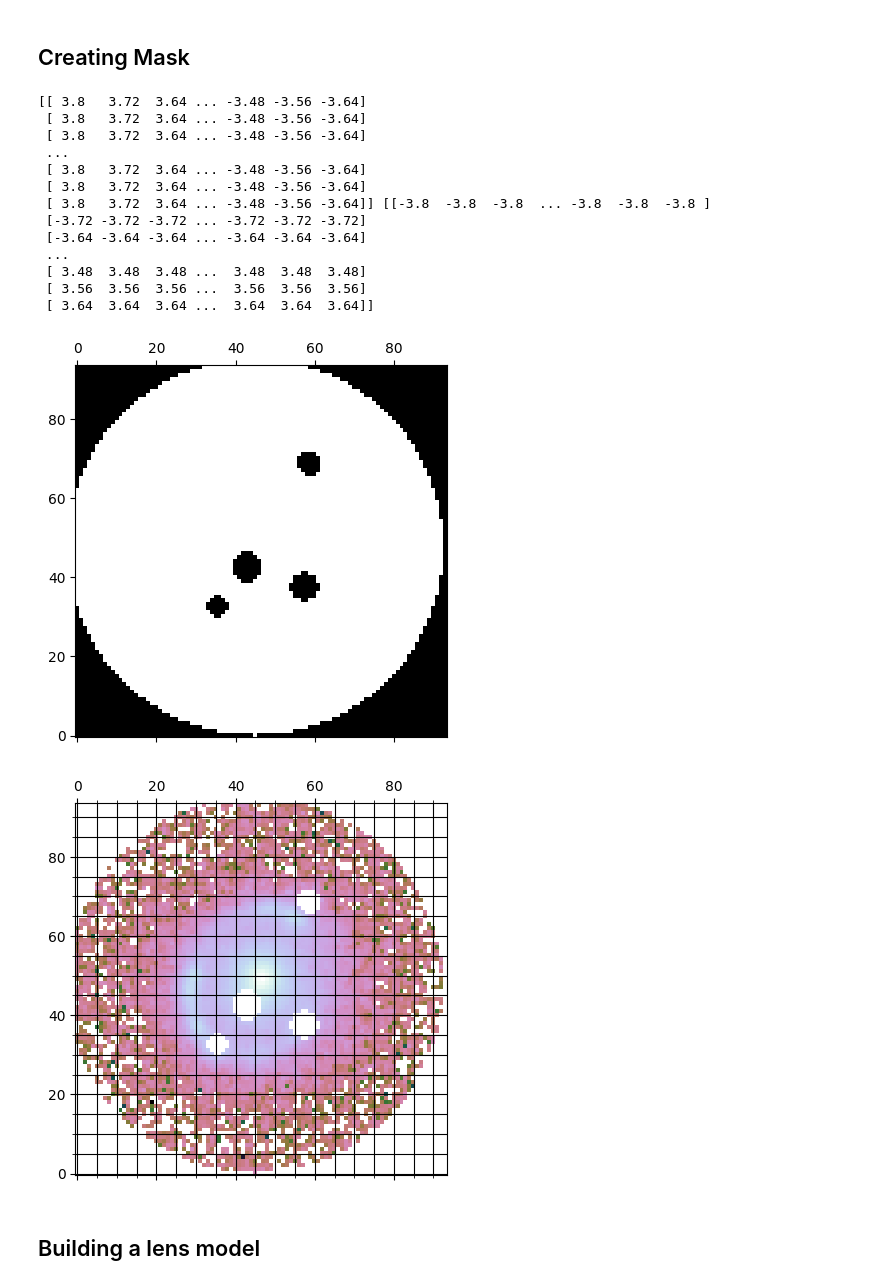
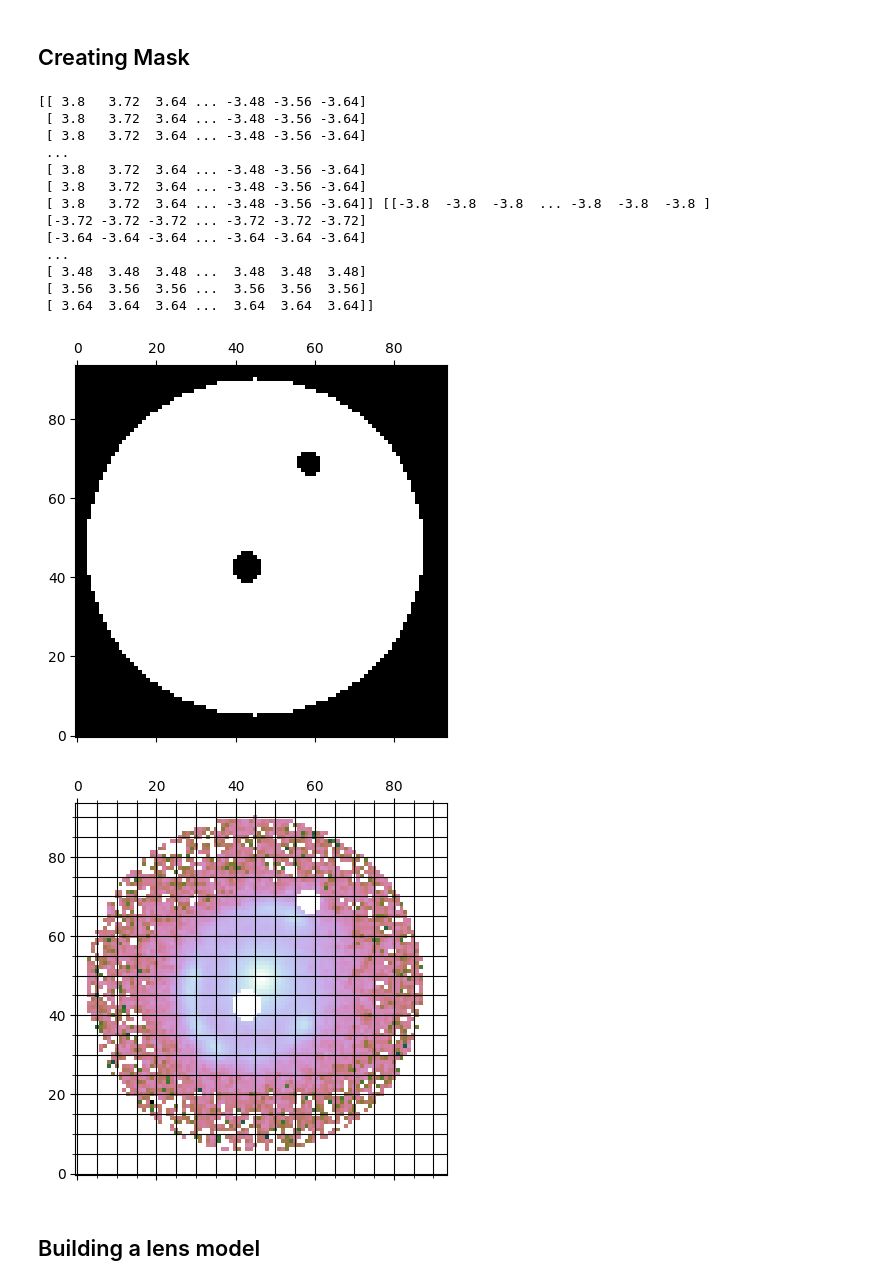
Before and after one commit to mirsazzathossain/BDLensing, a Jupyter notebook: DESIJ0201-2739/lens model DESIJ0201-2739.ipynb, the cells around one changed output. Drawn from its saved outputs; the diff is of its cells as text; code cells hidden in the pictures.

Commit message:
Removed extra masks and made outer radius smaller

```diff
--- a/DESIJ0201-2739/lens model DESIJ0201-2739.ipynb
+++ b/DESIJ0201-2739/lens model DESIJ0201-2739.ipynb
@@ -76,7 +76,7 @@ x_coords, y_coords = coords.coordinate_grid(num_pix, num_pix)
 
 print(x_coords, y_coords)
 
-r = 3.8  # arcseconds
+r = 3.4  # arcseconds
 lens_center_ra = 0
 lens_center_dec = 0
 
@@ -101,52 +101,42 @@ mask_ext_2 = mask_util.mask_ellipse(util.image2array(x_coords),
                                    lens_center_dec+1.7,
                                    0.25, 0.25, 0)
 
-mask_ext_3 = mask_util.mask_ellipse(util.image2array(x_coords),
-                                   util.image2array(y_coords),
-                                   lens_center_ra - 0.8,
-                                   lens_center_dec- 0.8,
-                                   0.3, 0.3, 0)
 
-mask_ext_4 = mask_util.mask_ellipse(util.image2array(x_coords),
-                                   util.image2array(y_coords),
-                                   lens_center_ra + 0.95,
-                                   lens_center_dec- 1.2,
-                                   0.22, 0.22, 0)
+
+mask = (1 - mask_outer) * (1- mask_ext_1) * (1- mask_ext_2)
 
 mask[mask >= 1] = 1
 mask[mask < 0] = 0
-
-mask = (1 - mask_outer) * (1- mask_ext_1) * (1- mask_ext_2) * (1- mask_ext_3) * (1- mask_ext_4)
 
 mask = mask.reshape(num_pix, num_pix)
 
 plt.matshow(mask, origin='lower', cmap='cubehelix')
 plt.show()
 
 # mask image data
 masked_image_data = np.multiply(image_data, mask)
 
 plt.matshow(np.log10(masked_image_data), origin='lower', cmap='cubehelix')
 plt.grid(which='both', color='black')
 plt.minorticks_on()
 plt.grid(which='minor', color='black')
 plt.show()
 # %% [output]
 [[ 3.8   3.72  3.64 ... -3.48 -3.56 -3.64]
  [ 3.8   3.72  3.64 ... -3.48 -3.56 -3.64]
  [ 3.8   3.72  3.64 ... -3.48 -3.56 -3.64]
  ...
  [ 3.8   3.72  3.64 ... -3.48 -3.56 -3.64]
  [ 3.8   3.72  3.64 ... -3.48 -3.56 -3.64]
  [ 3.8   3.72  3.64 ... -3.48 -3.56 -3.64]] [[-3.8  -3.8  -3.8  ... -3.8  -3.8  -3.8 ]
  [-3.72 -3.72 -3.72 ... -3.72 -3.72 -3.72]
  [-3.64 -3.64 -3.64 ... -3.64 -3.64 -3.64]
  ...
  [ 3.48  3.48  3.48 ...  3.48  3.48  3.48]
  [ 3.56  3.56  3.56 ...  3.56  3.56  3.56]
  [ 3.64  3.64  3.64 ...  3.64  3.64  3.64]]
-[figure, old version]
+[figure, new version]
-[figure, old version]
+[figure, new version]
 # %% [markdown]
 ## Building a lens model
 # %%
```
Also changed, not shown: parts of 2 cells of this notebook.
